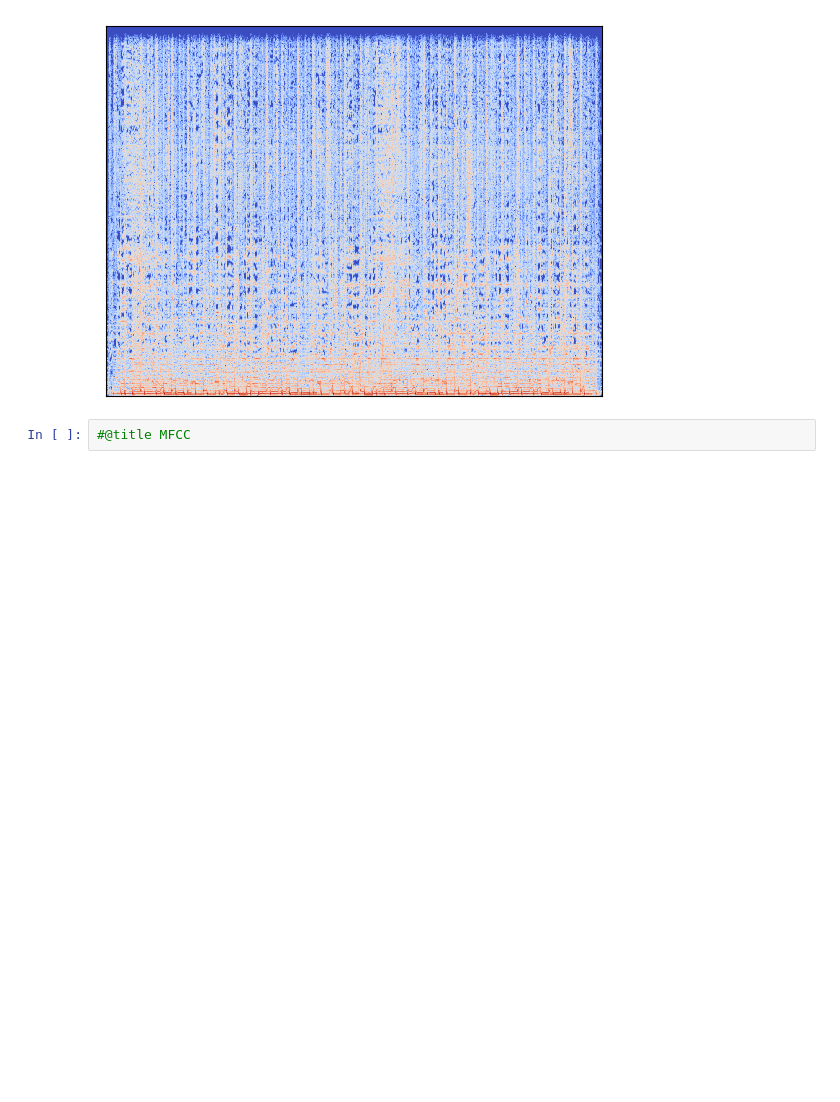
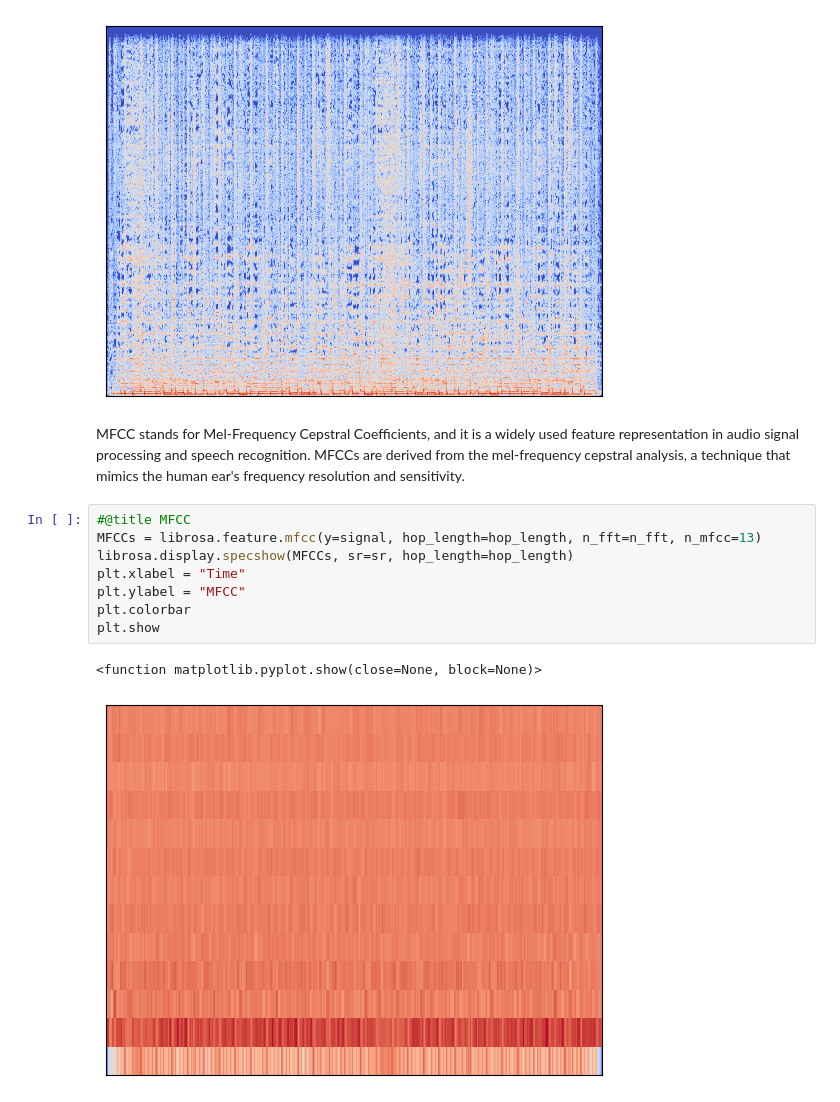
Before and after one commit to arimaz1881/ML-Exercises, a Jupyter notebook: Spectrogram_Audio_data_preprocessing/Spectrogram_Audio_data_preprocessing.ipynb, the cells around one changed output. Saved outputs shown, nothing was run; the diff lists cells and outputs as text; blank space fills up the shorter version.

Commit message:
updated: conspect of audio data preprocessing

```diff
--- a/Spectrogram_Audio_data_preprocessing/Spectrogram_Audio_data_preprocessing.ipynb
+++ b/Spectrogram_Audio_data_preprocessing/Spectrogram_Audio_data_preprocessing.ipynb
@@ -95,5 +109,16 @@ plt.show
 # %% [output]
 <function matplotlib.pyplot.show(close=None, block=None)>
 [figure]
-# %%
-#@title MFCC
+# %% [markdown]
+MFCC stands for Mel-Frequency Cepstral Coefficients, and it is a widely used feature representation in audio signal processing and speech recognition. MFCCs are derived from the mel-frequency cepstral analysis, a technique that mimics the human ear's frequency resolution and sensitivity.
+# %%
+#@title MFCC
+MFCCs = librosa.feature.mfcc(y=signal, hop_length=hop_length, n_fft=n_fft, n_mfcc=13)
+librosa.display.specshow(MFCCs, sr=sr, hop_length=hop_length)
+plt.xlabel = "Time"
+plt.ylabel = "MFCC"
+plt.colorbar
+plt.show
+# %% [output]
+<function matplotlib.pyplot.show(close=None, block=None)>
+[figure, added]
```
Also changed, not shown: parts of 3 cells of this notebook.
